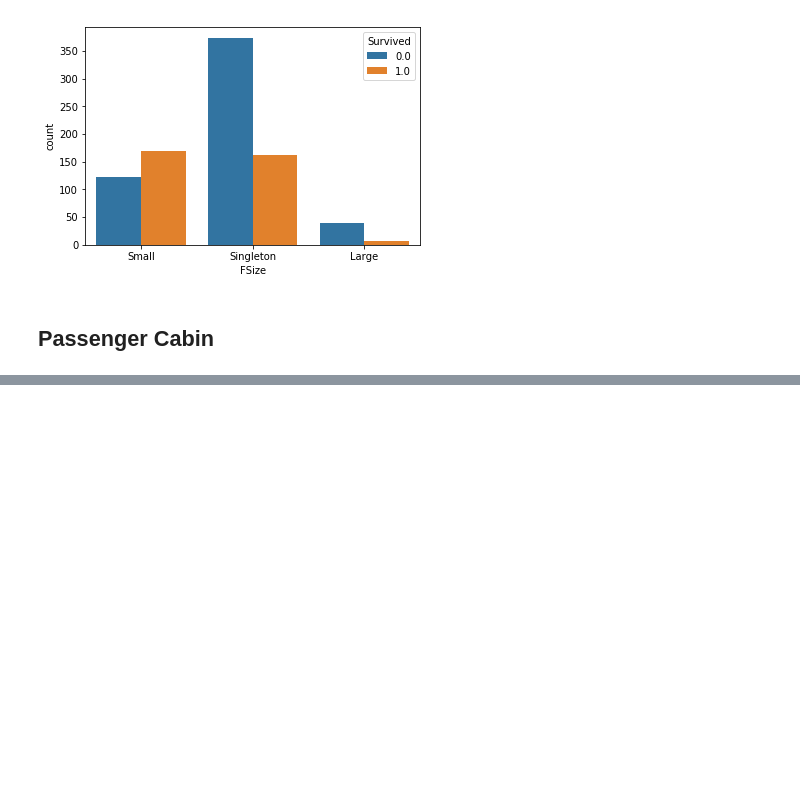
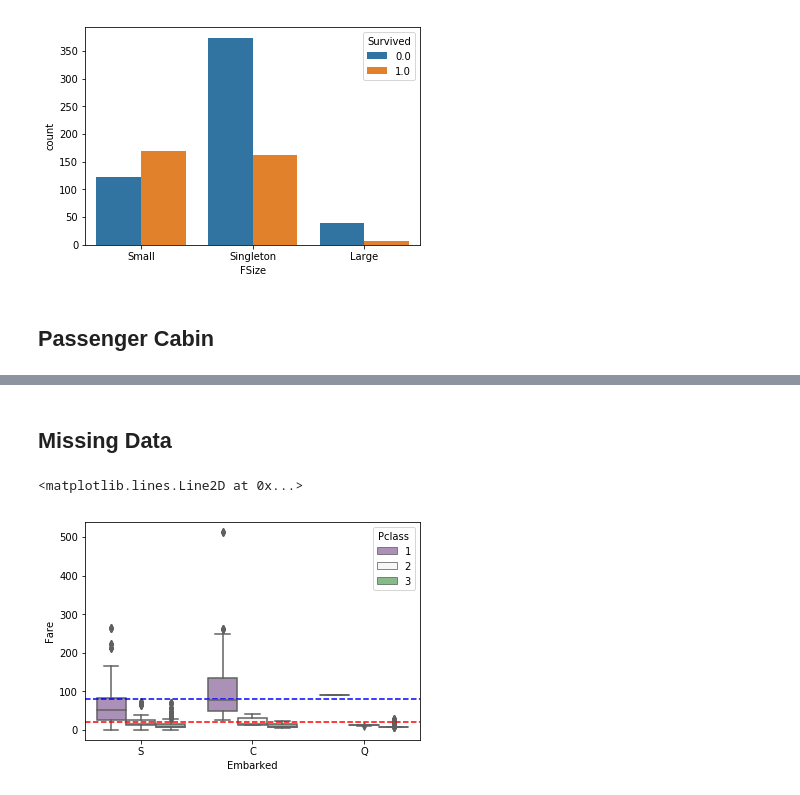
Before and after one commit to diprish/Titanic, a Jupyter notebook: Analysis3.ipynb, the cells around one changed output, grey strips where cells are left out. Saved outputs shown, nothing was run; the diff lists cells and outputs as text; code cells hidden in the pictures; blank space fills up the shorter version.

```diff
--- a/Analysis3.ipynb
+++ b/Analysis3.ipynb
@@ -117,0 +98,2 @@ array([nan, 'C85', 'C123', 'E46', 'G6', 'C103', 'D56', 'A6', 'C23 C25 C27',
+# %%
+data['Deck'] = data.Cabin.str.extract('^([A-Z])', expand=False)
@@ -117,0 +109,10 @@ array([nan, 'C85', 'C123', 'E46', 'G6', 'C103', 'D56', 'A6', 'C23 C25 C27',
+# %% [markdown]
+## Missing Data
+# %%
+# Embarked
+sns.boxplot(x='Embarked',y='Fare', hue='Pclass', data=data,palette="PRGn" );
+plt.axhline(y=20, xmin=0,color = 'r',ls='--')
+plt.axhline(y=80, xmin=0,color = 'b',ls='--')
+# %% [output]
+<matplotlib.lines.Line2D at 0x...>
+[figure, added]
```
Also changed, not shown: parts of 12 cells of this notebook.
